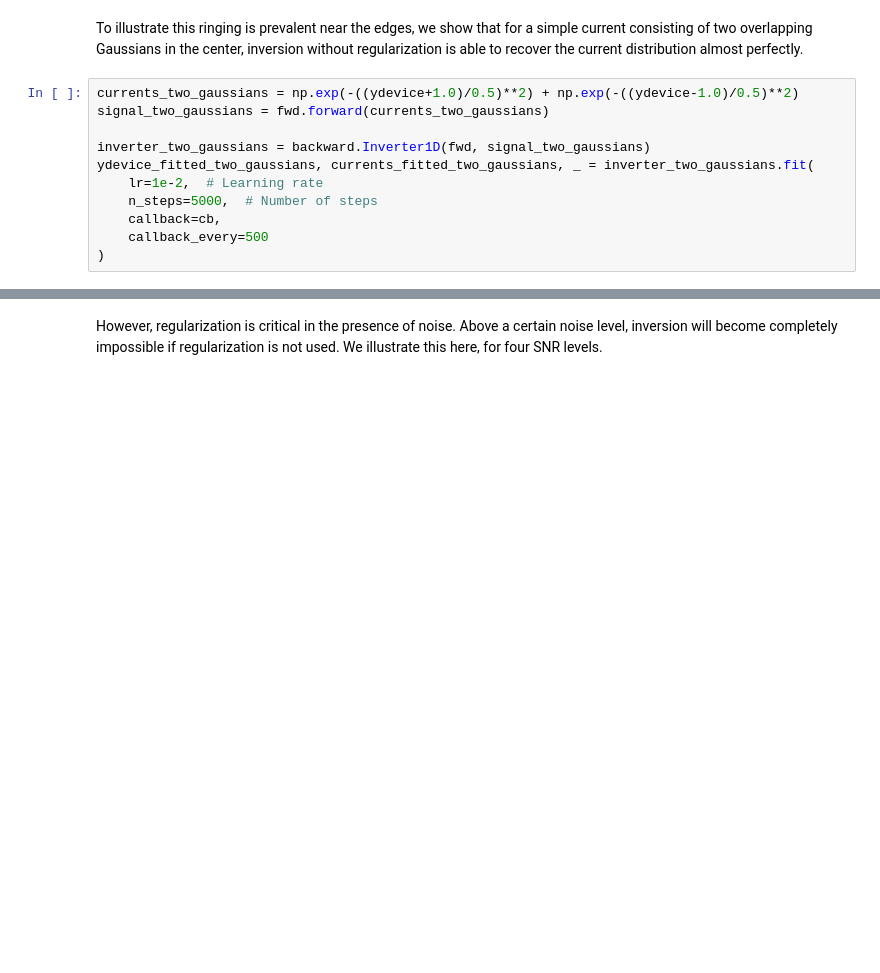
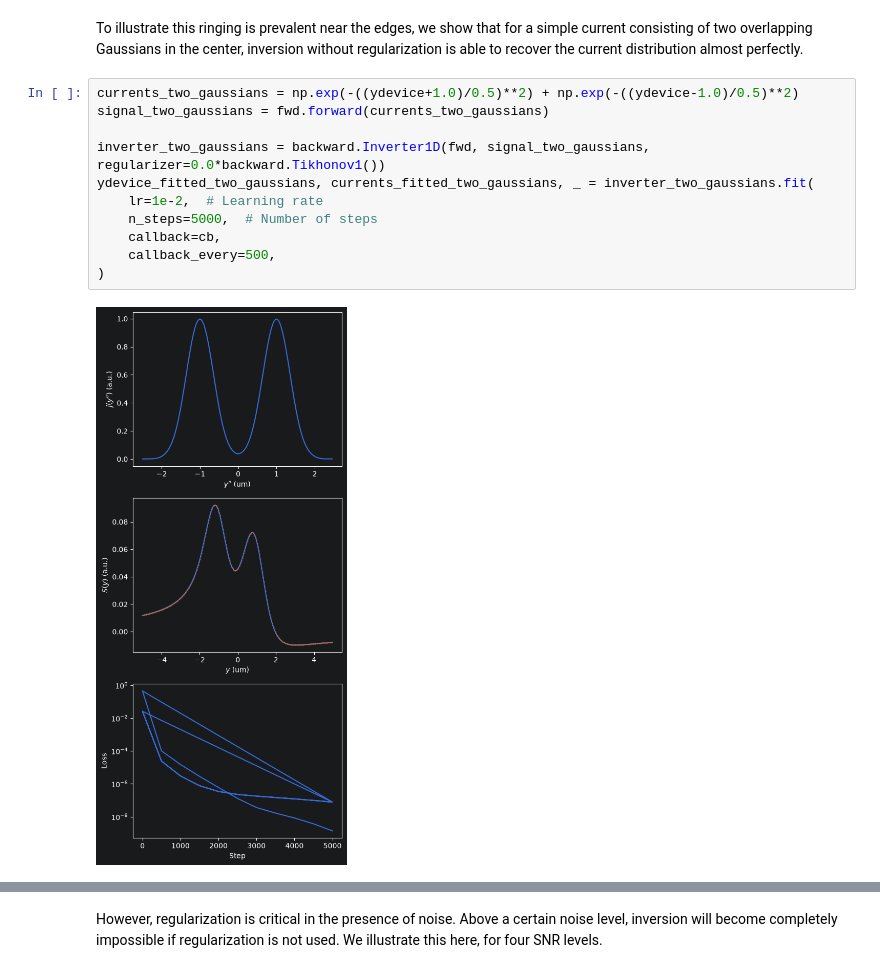
Before and after one commit to MatthijsRog/sottools, a Jupyter notebook: docs/tutorials/Tutorial_1DBackward.ipynb, the cells around one changed output, grey strips where cells are left out. Drawn from its saved outputs; the diff is of its cells as text; blank space fills up the shorter version.

```diff
--- a/docs/tutorials/Tutorial_1DBackward.ipynb
+++ b/docs/tutorials/Tutorial_1DBackward.ipynb
@@ -111,14 +113,16 @@ To illustrate this ringing is prevalent near the edges, we show that for a simpl
 # %%
 currents_two_gaussians = np.exp(-((ydevice+1.0)/0.5)**2) + np.exp(-((ydevice-1.0)/0.5)**2)
 signal_two_gaussians = fwd.forward(currents_two_gaussians)
 
-inverter_two_gaussians = backward.Inverter1D(fwd, signal_two_gaussians)
+inverter_two_gaussians = backward.Inverter1D(fwd, signal_two_gaussians, regularizer=0.0*backward.Tikhonov1())
 ydevice_fitted_two_gaussians, currents_fitted_two_gaussians, _ = inverter_two_gaussians.fit(
     lr=1e-2,  # Learning rate
     n_steps=5000,  # Number of steps
     callback=cb,
-    callback_every=500
+    callback_every=500,
 )
+# %% [output]
+[figure, added]
 # %%
 fig, ax = plt.subplots(1,1,figsize=(4,3))
 ax.plot(ydevice, currents_two_gaussians, color='C1', label='Ground truth')
```
Also changed, not shown: parts of 9 cells of this notebook.
